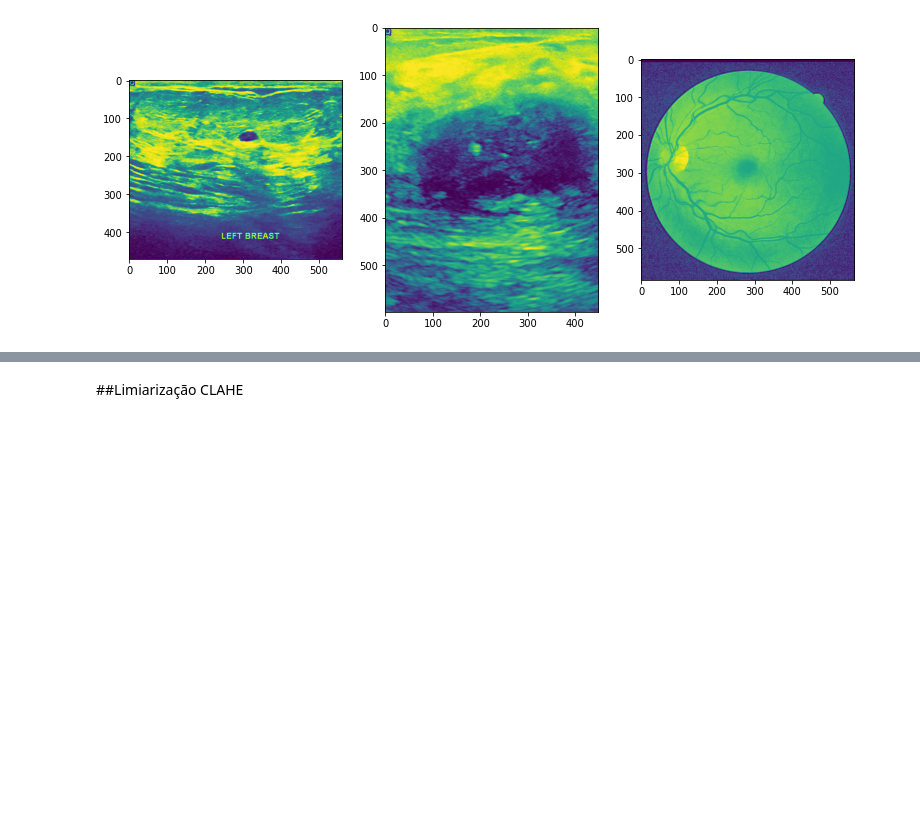
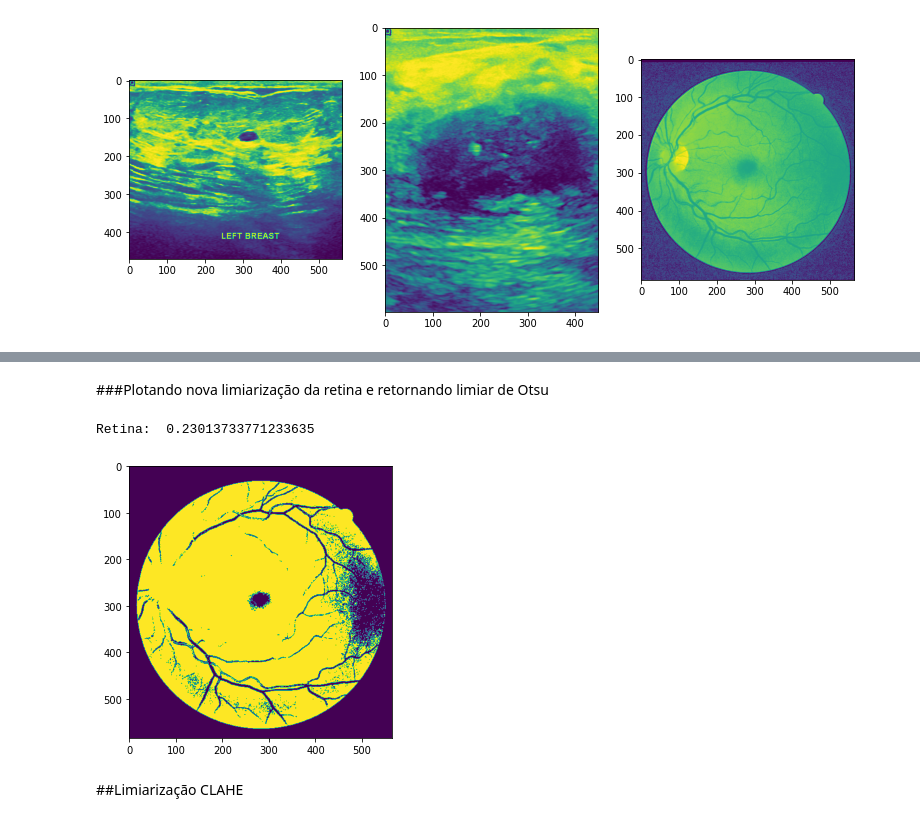
Before and after one commit to CarlosEstellita/Image-Processing-First-Steps, a Jupyter notebook: First Steps/Medical Images - Thresholding/BásicoDoBásico_Threshold_pt2.ipynb, the cells around one changed output, grey strips where cells are left out. Drawn from its saved outputs; the diff is of its cells as text; code cells hidden in the pictures; blank space fills up the shorter version.

```diff
--- a/First Steps/Medical Images - Thresholding/BásicoDoBásico_Threshold_pt2.ipynb
+++ b/First Steps/Medical Images - Thresholding/BásicoDoBásico_Threshold_pt2.ipynb
@@ -252,2 +275,13 @@ plt.plot(bin_edges[0:-1], histogram3)
+# %% [markdown]
+###Plotando nova limiarização da retina e retornando limiar de Otsu
+# %%
+rcParams['figure.figsize'] = 8, 5
+thresh1 = threshold_otsu(img_retina_gray_rescaled2)
+binary6_2 = img_retina_gray_rescaled2 > thresh1
+print("Retina: ", threshold_otsu(img_retina_gray_rescaled2))
+imgplot = plt.imshow(binary6_2)
+# %% [output]
+Retina:  0.23013733771233635
+[figure, added]
 # %% [markdown]
 ##Limiarização CLAHE
```
Also changed, not shown: parts of 6 cells of this notebook.
